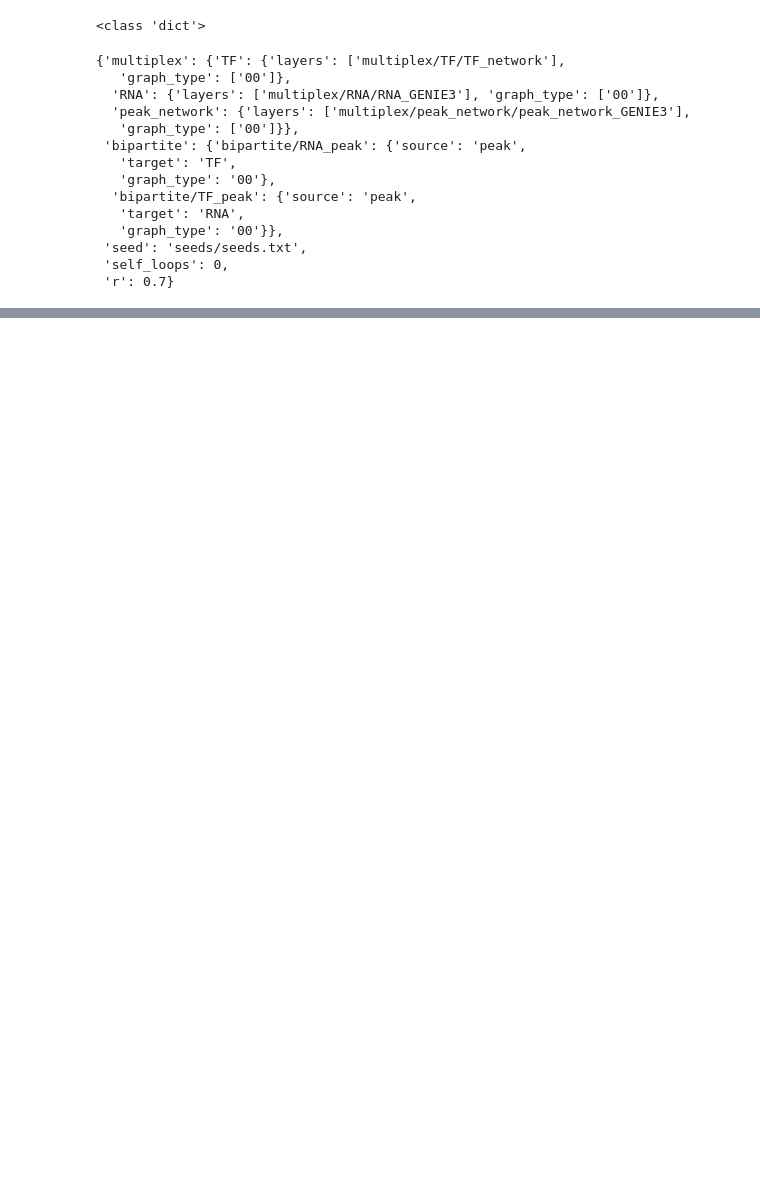
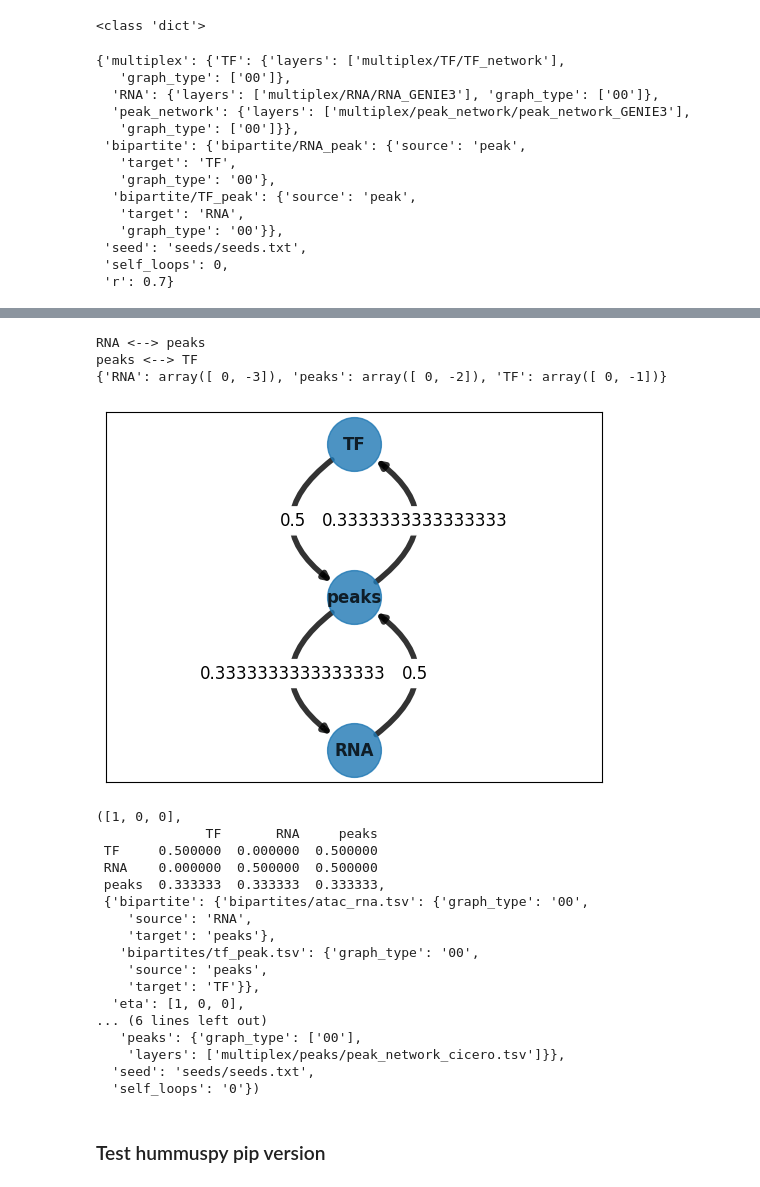
Before and after one commit to cantinilab/HuMMuS, a Jupyter notebook: test_hummuspy.ipynb, the cells around one changed output, grey strips where cells are left out. Cells and saved outputs as stored; diff of their text form; code cells hidden in the pictures; blank space fills up the shorter version.

```diff
--- a/test_hummuspy.ipynb
+++ b/test_hummuspy.ipynb
@@ -152,0 +978,29 @@ bipartites_list
+# %%
+eta = get_classic_grn_eta(config)
+lamb = get_classic_grn_lamb(config, draw=True)
+config = setup_proba_config(config, eta, lamb)
+eta, lamb, config
+# %% [output]
+RNA <--> peaks
+peaks <--> TF
+{'RNA': array([ 0, -3]), 'peaks': array([ 0, -2]), 'TF': array([ 0, -1])}
+[figure, added]
+([1, 0, 0],
+              TF       RNA     peaks
+ TF     0.500000  0.000000  0.500000
+ RNA    0.000000  0.500000  0.500000
+ peaks  0.333333  0.333333  0.333333,
+ {'bipartite': {'bipartites/atac_rna.tsv': {'graph_type': '00',
+    'source': 'RNA',
+    'target': 'peaks'},
+   'bipartites/tf_peak.tsv': {'graph_type': '00',
+    'source': 'peaks',
+    'target': 'TF'}},
+  'eta': [1, 0, 0],
+... (6 lines left out)
+   'peaks': {'graph_type': ['00'],
+    'layers': ['multiplex/peaks/peak_network_cicero.tsv']}},
+  'seed': 'seeds/seeds.txt',
+  'self_loops': '0'})
+# %% [markdown]
+### Test hummuspy pip version
```
Also changed, not shown: parts of 52 cells of this notebook, 50 other files.
